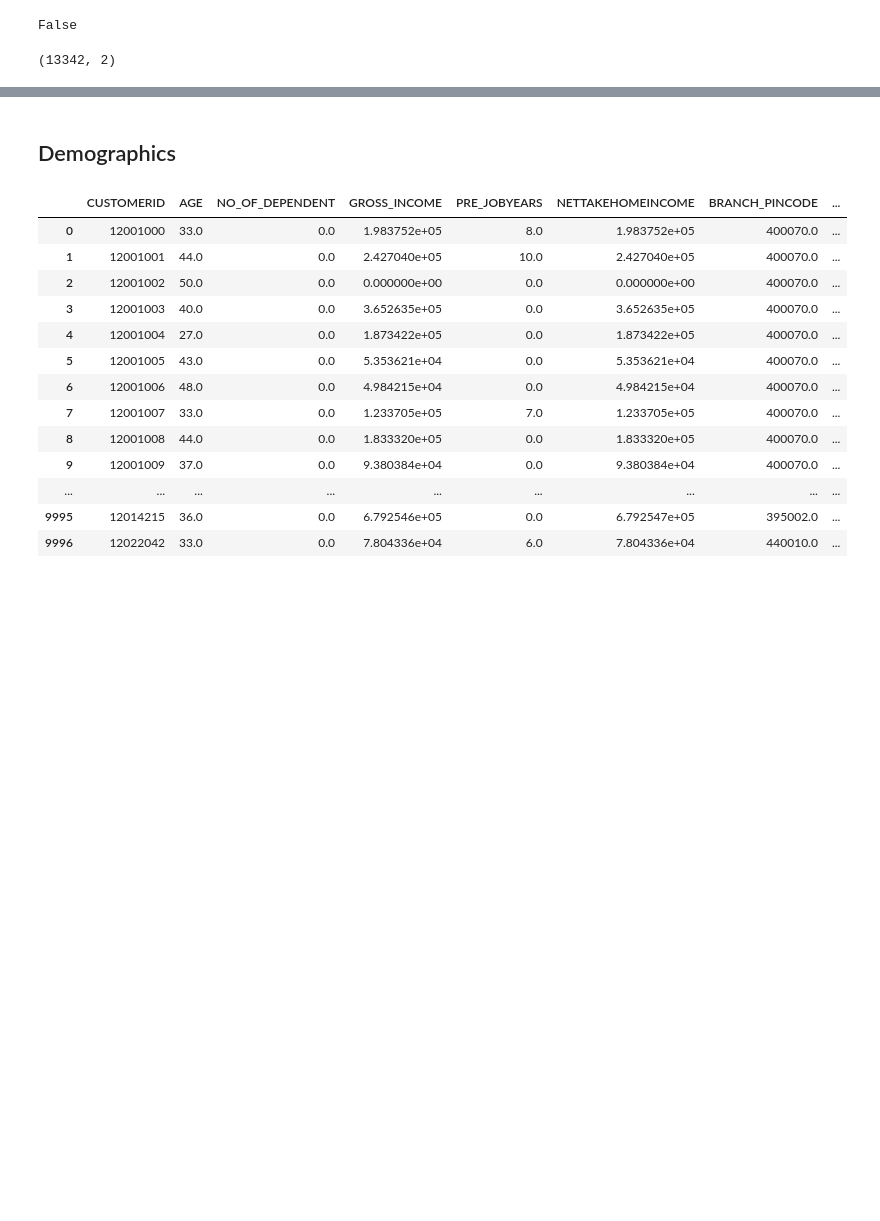
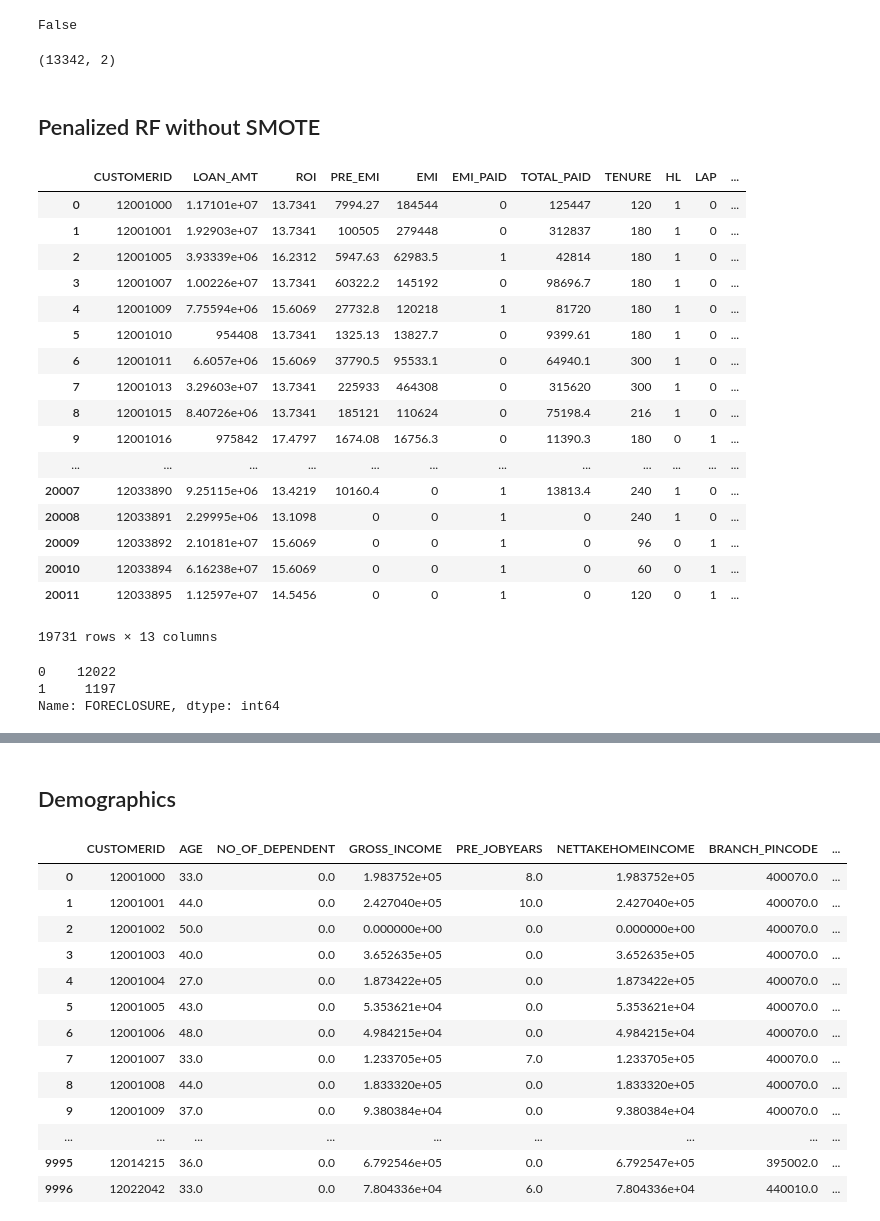
Before and after one commit to sohamhans19994/Loan_Foreclosure_Predictor, a Jupyter notebook: HackerEarth_ml_winners_april_2019_internship_Foreclosure_naive_MLP.ipynb, the cells around one changed output, grey strips where cells are left out. Drawn from its saved outputs; the diff is of its cells as text; code cells hidden in the pictures; blank space fills up the shorter version.

```diff
--- a/HackerEarth_ml_winners_april_2019_internship_Foreclosure_naive_MLP.ipynb
+++ b/HackerEarth_ml_winners_april_2019_internship_Foreclosure_naive_MLP.ipynb
@@ -506,3 +510,26 @@ test_pred['FORECLOSURE'] = y_pred_proba_sub[:,1]
 # %%
 test_pred
 test_pred.to_csv('/home/soham/hackerearth_bankloans/result.csv',index=False)
+# %% [markdown]
+## Penalized RF without SMOTE
+# %%
+Lms_clean_joined
+# %% [output]
+|  | CUSTOMERID | LOAN_AMT | ROI | PRE_EMI | EMI | EMI_PAID | TOTAL_PAID | TENURE | HL | LAP | ... |
+| 0 | 12001000 | 1.17101e+07 | 13.7341 | 7994.27 | 184544 | 0 | 125447 | 120 | 1 | 0 | ... |
+| 1 | 12001001 | 1.92903e+07 | 13.7341 | 100505 | 279448 | 0 | 312837 | 180 | 1 | 0 | ... |
+| 2 | 12001005 | 3.93339e+06 | 16.2312 | 5947.63 | 62983.5 | 1 | 42814 | 180 | 1 | 0 | ... |
+| 3 | 12001007 | 1.00226e+07 | 13.7341 | 60322.2 | 145192 | 0 | 98696.7 | 180 | 1 | 0 | ... |
+| 4 | 12001009 | 7.75594e+06 | 15.6069 | 27732.8 | 120218 | 1 | 81720 | 180 | 1 | 0 | ... |
+| 5 | 12001010 | 954408 | 13.7341 | 1325.13 | 13827.7 | 0 | 9399.61 | 180 | 1 | 0 | ... |
+| 6 | 12001011 | 6.6057e+06 | 15.6069 | 37790.5 | 95533.1 | 0 | 64940.1 | 300 | 1 | 0 | ... |
+| 7 | 12001013 | 3.29603e+07 | 13.7341 | 225933 | 464308 | 0 | 315620 | 300 | 1 | 0 | ... |
+| 8 | 12001015 | 8.40726e+06 | 13.7341 | 185121 | 110624 | 0 | 75198.4 | 216 | 1 | 0 | ... |
+| 9 | 12001016 | 975842 | 17.4797 | 1674.08 | 16756.3 | 0 | 11390.3 | 180 | 0 | 1 | ... |
+| ... | ... | ... | ... | ... | ... | ... | ... | ... | ... | ... | ... |
+| 20007 | 12033890 | 9.25115e+06 | 13.4219 | 10160.4 | 0 | 1 | 13813.4 | 240 | 1 | 0 | ... |
+| 20008 | 12033891 | 2.29995e+06 | 13.1098 | 0 | 0 | 1 | 0 | 240 | 1 | 0 | ... |
+| 20009 | 12033892 | 2.10181e+07 | 15.6069 | 0 | 0 | 1 | 0 | 96 | 0 | 1 | ... |
+| 20010 | 12033894 | 6.16238e+07 | 15.6069 | 0 | 0 | 1 | 0 | 60 | 0 | 1 | ... |
+| 20011 | 12033895 | 1.12597e+07 | 14.5456 | 0 | 0 | 1 | 0 | 120 | 0 | 1 | ... |
+19731 rows × 13 columns
@@ -508,0 +538,6 @@ test_pred.to_csv('/home/soham/hackerearth_bankloans/result.csv',index=False)
+# %%
+y_train_wrf.value_counts()
+# %% [output]
+0    12022
+1     1197
+Name: FORECLOSURE, dtype: int64
```
Also changed, not shown: parts of 12 cells of this notebook.
